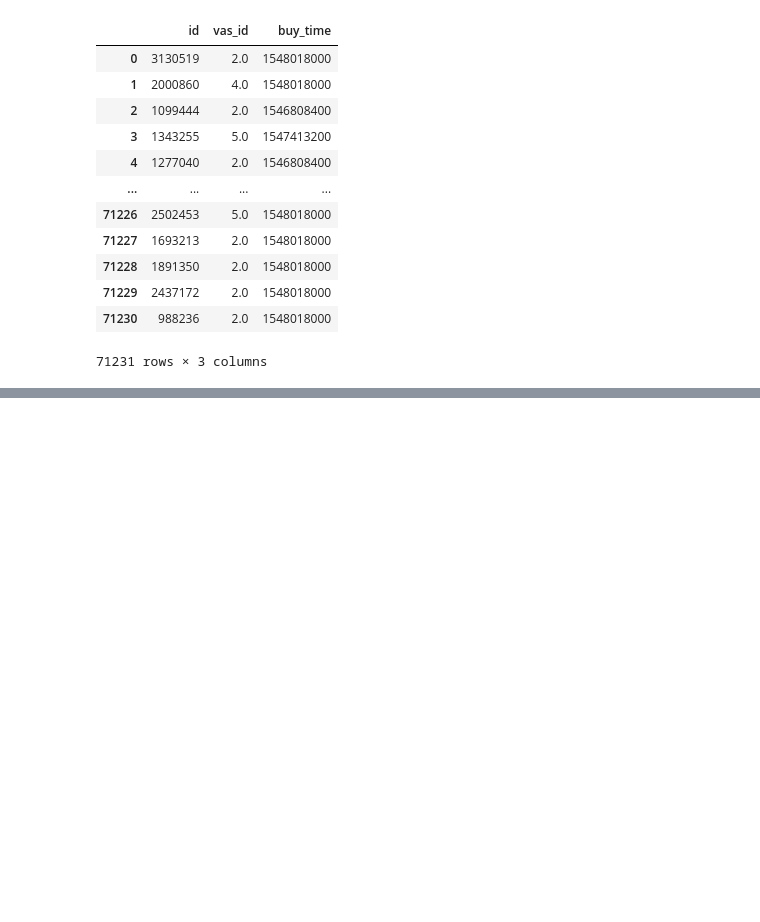
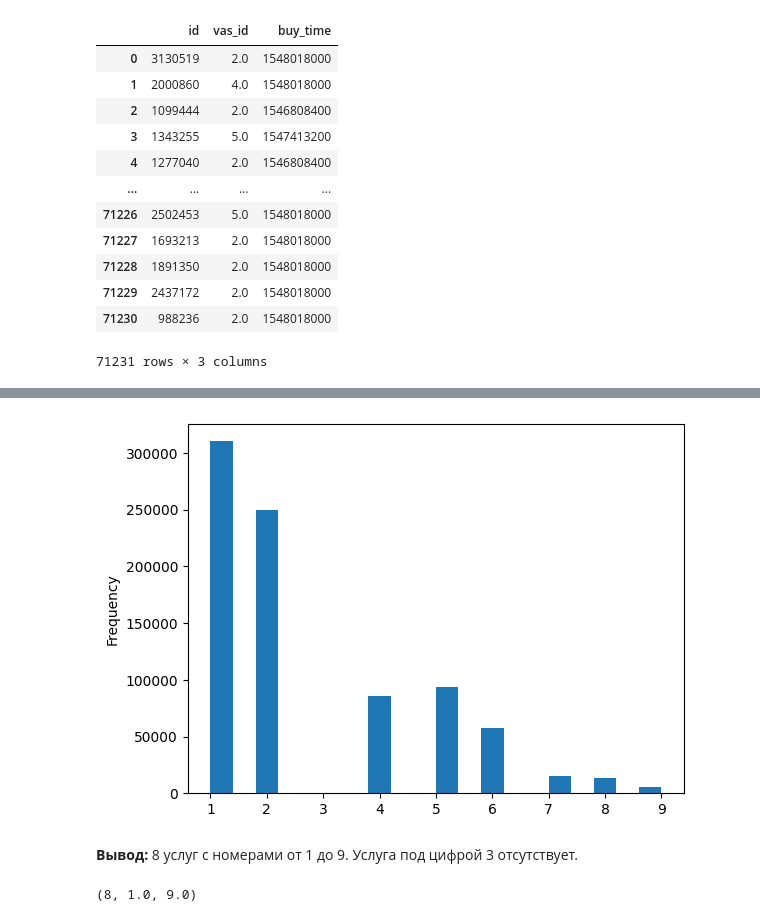
Before and after one commit to vit050587/course_lab_megafon, a Jupyter notebook: final_project_megafon.ipynb, the cells around one changed output, grey strips where cells are left out. Cells and saved outputs as stored; diff of their text form; code cells hidden in the pictures; blank space fills up the shorter version.

```diff
--- a/final_project_megafon.ipynb
+++ b/final_project_megafon.ipynb
@@ -143,0 +265,10 @@ test
+# %%
+train['vas_id'].plot(kind='hist',bins=20);
+# %% [output]
+[figure, added]
+# %% [markdown]
+**Вывод:** 8 услуг с номерами от 1 до 9. Услуга под цифрой 3 отсутствует.
+# %%
+test['vas_id'].nunique(), np.min(test['vas_id']), np.max(test['vas_id'])
+# %% [output]
+(8, 1.0, 9.0)
```
Also changed, not shown: parts of 152 cells of this notebook.
